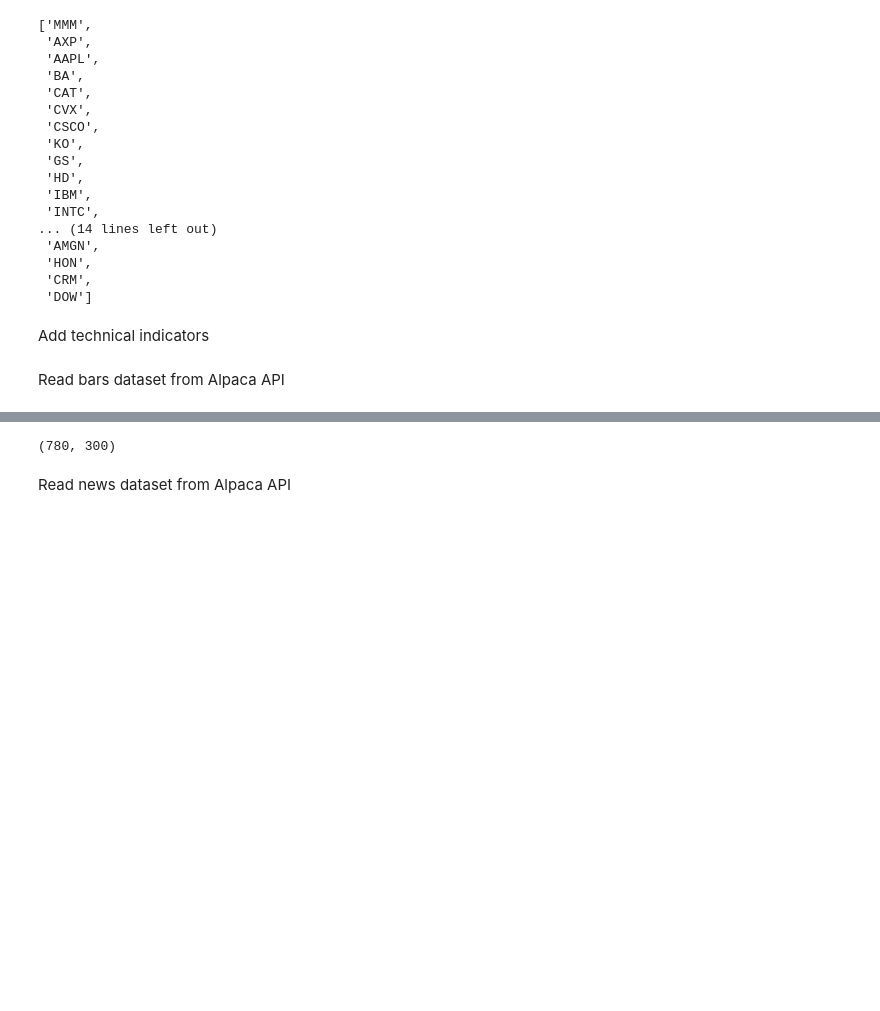
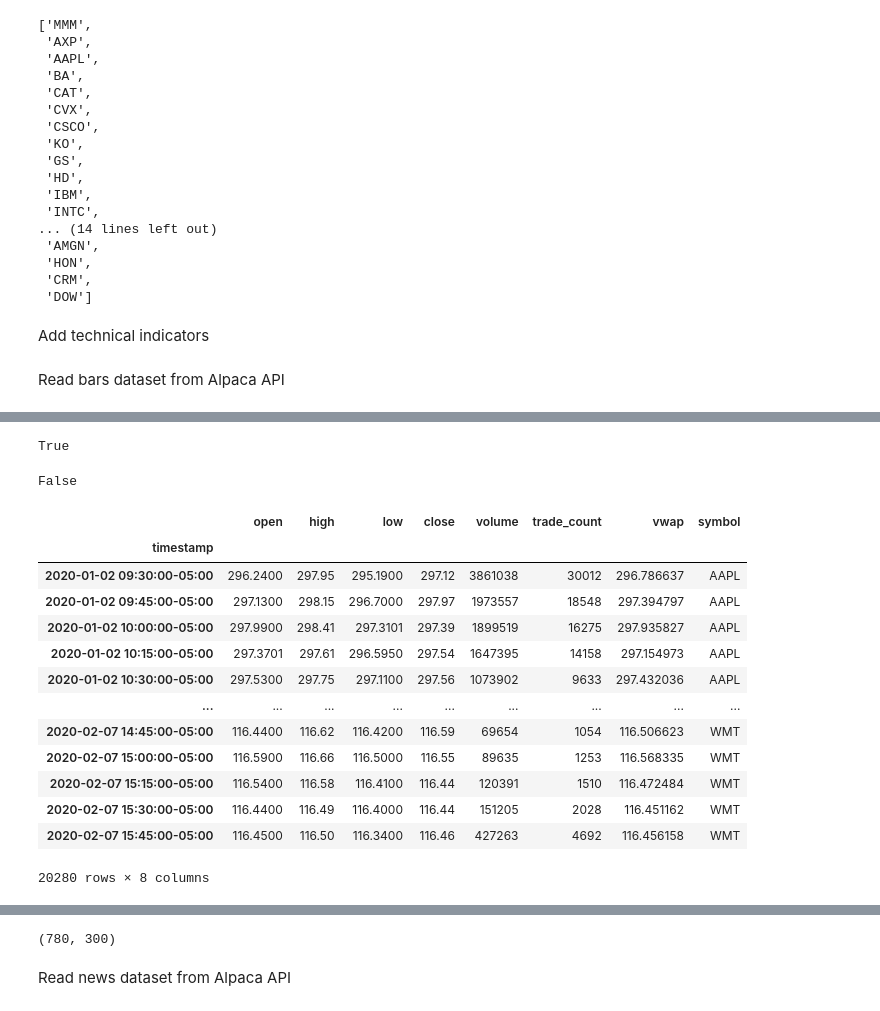
Before and after one commit to RezaSoleymanifar/neural, a Jupyter notebook: notebooks/price_prediction.ipynb, the cells around one changed output, grey strips where cells are left out. Cells and saved outputs as stored; diff of their text form; code cells hidden in the pictures; blank space fills up the shorter version.

```diff
--- a/notebooks/price_prediction.ipynb
+++ b/notebooks/price_prediction.ipynb
@@ -130,10 +145,31 @@ df = df[df.index.floor('D').tz_localize(None).isin(working_days)]
 df = df[(pd.Timestamp("09:30:00").time() <= df.index.time) &\
          (df.index.time < pd.Timestamp("16:00:00").time())]
 # %%
-# groups =  df.groupby('symbol')
-# groups.size().nunique() == 1
+groups =  df.groupby('symbol')
+groups.size().nunique() == 1
+# %% [output]
+True
 # %%
-# any(df.isnull().any().values)
+any(df.isnull().any().values)
+# %% [output]
+False
+# %%
+df
+# %% [output]
+|  | open | high | low | close | volume | trade_count | vwap | symbol |
+| timestamp |  |  |  |  |  |  |  |  |
+| 2020-01-02 09:30:00-05:00 | 296.2400 | 297.95 | 295.1900 | 297.12 | 3861038 | 30012 | 296.786637 | AAPL |
+| 2020-01-02 09:45:00-05:00 | 297.1300 | 298.15 | 296.7000 | 297.97 | 1973557 | 18548 | 297.394797 | AAPL |
+| 2020-01-02 10:00:00-05:00 | 297.9900 | 298.41 | 297.3101 | 297.39 | 1899519 | 16275 | 297.935827 | AAPL |
+| 2020-01-02 10:15:00-05:00 | 297.3701 | 297.61 | 296.5950 | 297.54 | 1647395 | 14158 | 297.154973 | AAPL |
+| 2020-01-02 10:30:00-05:00 | 297.5300 | 297.75 | 297.1100 | 297.56 | 1073902 | 9633 | 297.432036 | AAPL |
+| ... | ... | ... | ... | ... | ... | ... | ... | ... |
+| 2020-02-07 14:45:00-05:00 | 116.4400 | 116.62 | 116.4200 | 116.59 | 69654 | 1054 | 116.506623 | WMT |
+| 2020-02-07 15:00:00-05:00 | 116.5900 | 116.66 | 116.5000 | 116.55 | 89635 | 1253 | 116.568335 | WMT |
+| 2020-02-07 15:15:00-05:00 | 116.5400 | 116.58 | 116.4100 | 116.44 | 120391 | 1510 | 116.472484 | WMT |
+| 2020-02-07 15:30:00-05:00 | 116.4400 | 116.49 | 116.4000 | 116.44 | 151205 | 2028 | 116.451162 | WMT |
+| 2020-02-07 15:45:00-05:00 | 116.4500 | 116.50 | 116.3400 | 116.46 | 427263 | 4692 | 116.456158 | WMT |
+20280 rows × 8 columns
 # %%
 df = df.select_dtypes(include=np.number)
 df.dropna(inplace=True)
```
Also changed, not shown: parts of 6 cells of this notebook, 8 other files.
